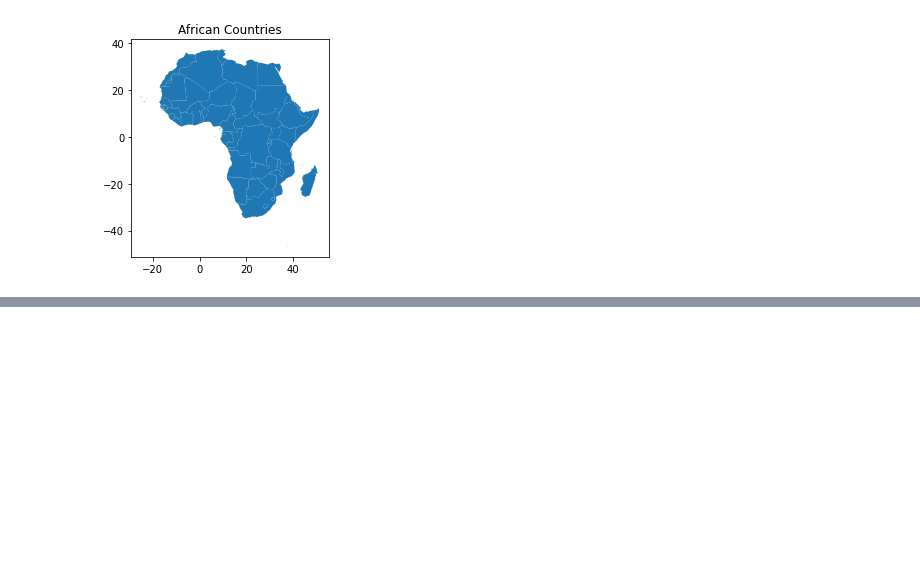
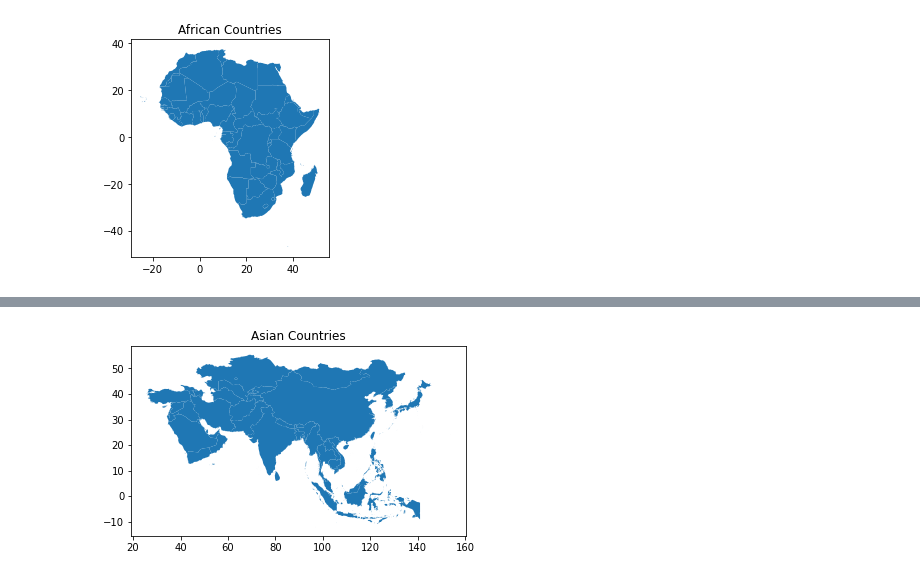
Before and after one commit to JasonHunter95/Ebola-Project, a Jupyter notebook: pandemicVisualization.ipynb, the cells around one changed output, grey strips where cells are left out. Cells and saved outputs as stored; diff of their text form; code cells hidden in the pictures; blank space fills up the shorter version.

```diff
--- a/pandemicVisualization.ipynb
+++ b/pandemicVisualization.ipynb
@@ -136,0 +191,8 @@ europe.plot()
+# %%
+# Mapping the countries in Asia
+Asia = gpd.read_file("data/shapes/asianCountries/Asia.shp")
+Asia.plot()
+plt.title("Asian Countries")
+plt.show()
+# %% [output]
+[figure, added]
```
Also changed, not shown: parts of 13 cells of this notebook, 2 other files.
